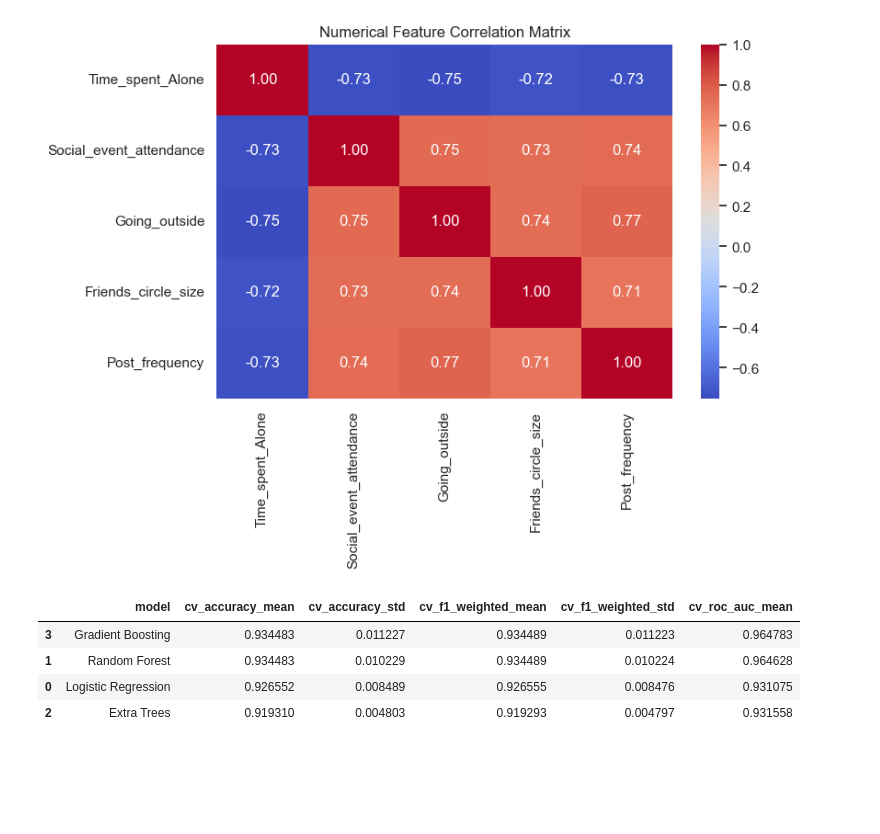
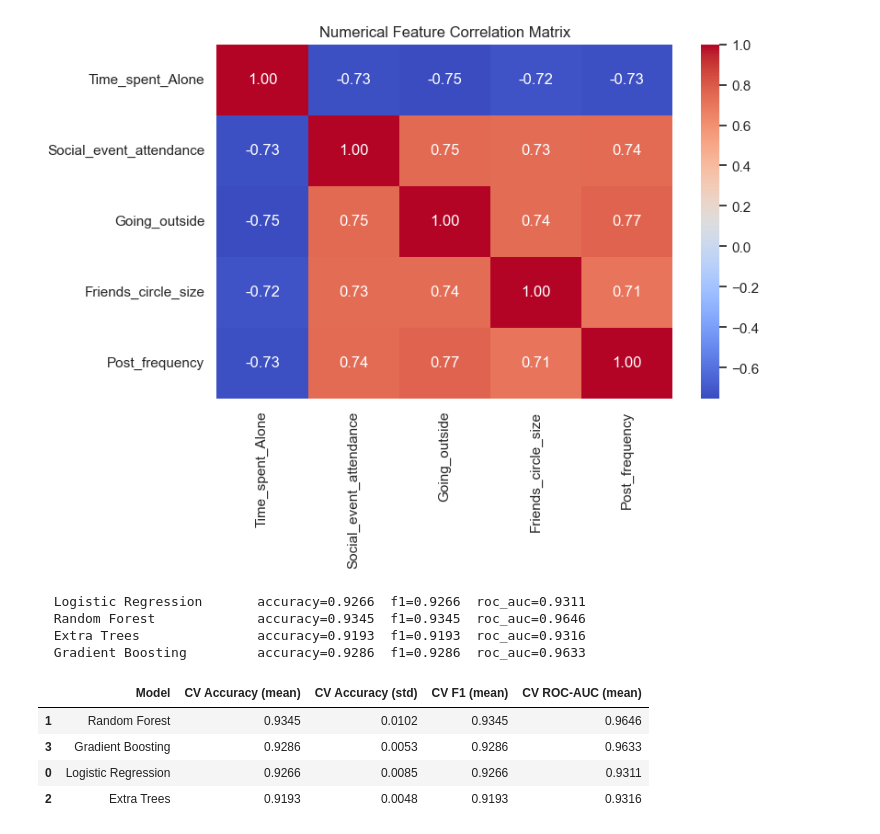
Before and after one commit to Pudamya/personality-prediction-api, a Jupyter notebook: personality_model_training.ipynb, the cells around one changed output. Saved outputs shown, nothing was run; the diff lists cells and outputs as text; code cells hidden in the pictures; blank space fills up the shorter version.

```diff
--- a/personality_model_training.ipynb
+++ b/personality_model_training.ipynb
@@ -140,54 +140,65 @@ plt.show()
 # %% [output]
 [figure]
 # %%
-# Preprocessing
 numeric_transformer = Pipeline(steps=[
     ("imputer", SimpleImputer(strategy="median")),
-    ("scaler", StandardScaler())
+    ("scaler",  StandardScaler()),
 ])
 
 categorical_transformer = Pipeline(steps=[
     ("imputer", SimpleImputer(strategy="most_frequent")),
-    ("onehot", OneHotEncoder(handle_unknown="ignore", drop="if_binary"))
+    ("onehot",  OneHotEncoder(handle_unknown="ignore", drop="if_binary")),
 ])
 
 preprocessor = ColumnTransformer(transformers=[
-    ("numeric", numeric_transformer, numeric_features),
-    ("categorical", categorical_transformer, categorical_features)
+    ("numeric",      numeric_transformer,     numeric_features),
+    ("categorical",  categorical_transformer, categorical_features),
 ])
 # %%
 # Compare multiple models using stratified 5-fold cross-validation
-models = {
-    "Logistic Regression": LogisticRegression(max_iter=2000, class_weight="balanced", random_state=RANDOM_STATE),
-    "Random Forest": RandomForestClassifier(n_estimators=200, max_depth=8, class_weight="balanced", random_state=RANDOM_STATE),
-    "Extra Trees": ExtraTreesClassifier(n_estimators=200, class_weight="balanced", random_state=RANDOM_STATE),
-    "Gradient Boosting": GradientBoostingClassifier(random_state=RANDOM_STATE),
+candidate_models = {
+    "Logistic Regression":  LogisticRegression(max_iter=2000, class_weight="balanced",
+                                               random_state=RANDOM_STATE),
+    "Random Forest":        RandomForestClassifier(n_estimators=200, max_depth=8,
+                                                   class_weight="balanced",
+                                                   random_state=RANDOM_STATE),
+    "Extra Trees":          ExtraTreesClassifier(n_estimators=200, class_weight="balanced",
+                                                 random_state=RANDOM_STATE),
+    "Gradient Boosting":    GradientBoostingClassifier(n_estimators=200, learning_rate=0.1,
+                                                       max_depth=4,
+                                                       random_state=RANDOM_STATE),
 }
 
-cv = StratifiedKFold(n_splits=5, shuffle=True, random_state=RANDOM_STATE)
+cv      = StratifiedKFold(n_splits=5, shuffle=True, random_state=RANDOM_STATE)
 results = []
 
-for name, model in models.items():
-    pipe = Pipeline(steps=[("preprocess", preprocessor), ("model", model)])
+for name, clf in candidate_models.items():
+    pipe   = Pipeline(steps=[("preprocess", preprocessor), ("model", clf)])
     scores = cross_validate(
         pipe, X, y, cv=cv,
         scoring=["accuracy", "f1_weighted", "roc_auc_ovo_weighted"],
-        n_jobs=1
+        n_jobs=-1,
     )
     results.append({
-        "model": name,
-        "cv_accuracy_mean": scores["test_accuracy"].mean(),
-        "cv_accuracy_std": scores["test_accuracy"].std(),
-        "cv_f1_weighted_mean": scores["test_f1_weighted"].mean(),
-        "cv_f1_weighted_std": scores["test_f1_weighted"].std(),
-        "cv_roc_auc_mean": scores["test_roc_auc_ovo_weighted"].mean(),
+        "Model":              name,
+        "CV Accuracy (mean)": round(scores["test_accuracy"].mean(), 4),
+        "CV Accuracy (std)":  round(scores["test_accuracy"].std(),  4),
+        "CV F1 (mean)":       round(scores["test_f1_weighted"].mean(), 4),
+        "CV ROC-AUC (mean)":  round(scores["test_roc_auc_ovo_weighted"].mean(), 4),
     })
+    print(f"  {name:<25s} accuracy={scores['test_accuracy'].mean():.4f}  "
+          f"f1={scores['test_f1_weighted'].mean():.4f}  "
+          f"roc_auc={scores['test_roc_auc_ovo_weighted'].mean():.4f}")
 
-results_df = pd.DataFrame(results).sort_values(["cv_f1_weighted_mean", "cv_roc_auc_mean"], ascending=False)
+results_df = pd.DataFrame(results).sort_values("CV F1 (mean)", ascending=False)
 display(results_df)
 # %% [output]
+  Logistic Regression       accuracy=0.9266  f1=0.9266  roc_auc=0.9311
+  Random Forest             accuracy=0.9345  f1=0.9345  roc_auc=0.9646
+  Extra Trees               accuracy=0.9193  f1=0.9193  roc_auc=0.9316
+  Gradient Boosting         accuracy=0.9286  f1=0.9286  roc_auc=0.9633
-|  | model | cv_accuracy_mean | cv_accuracy_std | cv_f1_weighted_mean | cv_f1_weighted_std | cv_roc_auc_mean |
-| 3 | Gradient Boosting | 0.934483 | 0.011227 | 0.934489 | 0.011223 | 0.964783 |
-| 1 | Random Forest | 0.934483 | 0.010229 | 0.934489 | 0.010224 | 0.964628 |
-| 0 | Logistic Regression | 0.926552 | 0.008489 | 0.926555 | 0.008476 | 0.931075 |
-| 2 | Extra Trees | 0.919310 | 0.004803 | 0.919293 | 0.004797 | 0.931558 |
+|  | Model | CV Accuracy (mean) | CV Accuracy (std) | CV F1 (mean) | CV ROC-AUC (mean) |
+| 1 | Random Forest | 0.9345 | 0.0102 | 0.9345 | 0.9646 |
+| 3 | Gradient Boosting | 0.9286 | 0.0053 | 0.9286 | 0.9633 |
+| 0 | Logistic Regression | 0.9266 | 0.0085 | 0.9266 | 0.9311 |
+| 2 | Extra Trees | 0.9193 | 0.0048 | 0.9193 | 0.9316 |
```
Also changed, not shown: parts of 5 cells of this notebook.
